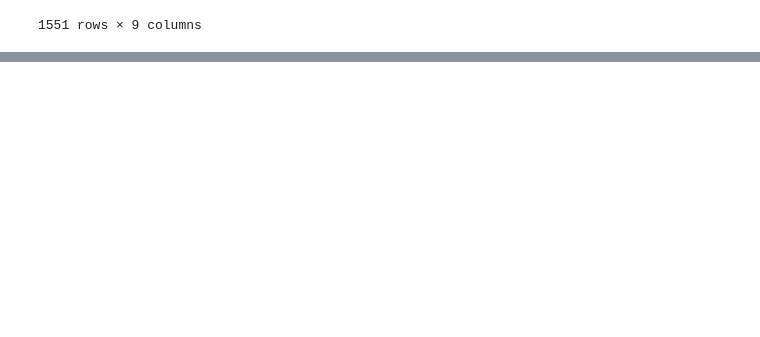
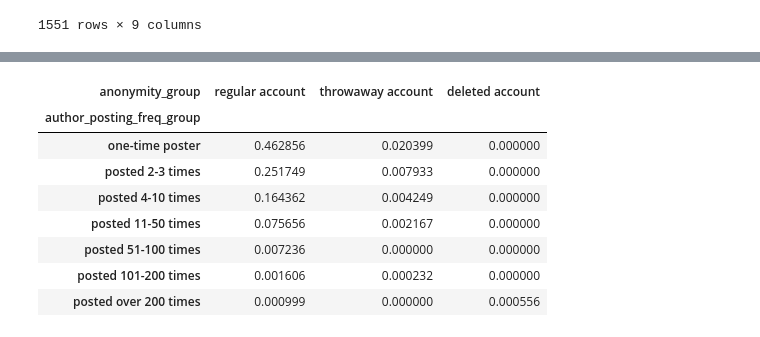
Before and after one commit to 33eyes/reddit-askdocs-analysis, a Jupyter notebook: 07_demographics_analysis.ipynb, the cells around one changed output, grey strips where cells are left out. Saved outputs shown, nothing was run; the diff lists cells and outputs as text; code cells hidden in the pictures; blank space fills up the shorter version.

```diff
--- a/07_demographics_analysis.ipynb
+++ b/07_demographics_analysis.ipynb
@@ -880,0 +889,10 @@ df[df['author'].str.contains('throw.+away', case=False)]
+# %%
+def assign_anonymity_group(author):
+    anonymity_group = 'regular account'
+
+    if author == '[deleted]':
+        anonymity_group = 'deleted account'
+    elif re.search(r'throw.*away', author, flags=re.IGNORECASE):
+        anonymity_group = 'throwaway account'
+
+    return anonymity_group
@@ -880,0 +903,4 @@ df[df['author'].str.contains('throw.+away', case=False)]
+# %%
+df['anonymity_group'] = df['author'].apply(assign_anonymity_group)
+
+df[['author', 'anonymity_group']].tail(30)
@@ -880,0 +933,6 @@ df[df['author'].str.contains('throw.+away', case=False)]
+# %%
+ANONYMITY_GROUPS_LABELS_ORDERED_LIST = [
+    'regular account',
+    'throwaway account',
+    'deleted account'
+]
@@ -880,0 +999,28 @@ df[df['author'].str.contains('throw.+away', case=False)]
+# %%
+def get_crosstab(df, row_field, col_field,
+                 row_field_categories_ordered_list,
+                 col_field_categories_ordered_list):
+
+    # Crosstabs normalized across all observations
+    xtab = pd.crosstab(
+        df[row_field], df[col_field], normalize=True,
+    ).reindex(row_field_categories_ordered_list)
+
+    xtab = xtab[col_field_categories_ordered_list]
+
+    return xtab
+# %%
+xtab5 = get_crosstab(df, 'author_posting_freq_group', 'anonymity_group',
+                 POSTING_FREQ_GROUPS_LABELS_ORDERED_LIST,
+                 ANONYMITY_GROUPS_LABELS_ORDERED_LIST)
+xtab5
+# %% [output]
+| anonymity_group | regular account | throwaway account | deleted account |
+| author_posting_freq_group |  |  |  |
+| one-time poster | 0.462856 | 0.020399 | 0.000000 |
+| posted 2-3 times | 0.251749 | 0.007933 | 0.000000 |
+| posted 4-10 times | 0.164362 | 0.004249 | 0.000000 |
+| posted 11-50 times | 0.075656 | 0.002167 | 0.000000 |
+| posted 51-100 times | 0.007236 | 0.000000 | 0.000000 |
+| posted 101-200 times | 0.001606 | 0.000232 | 0.000000 |
+| posted over 200 times | 0.000999 | 0.000000 | 0.000556 |
```
Also changed, not shown: parts of 12 cells of this notebook.
